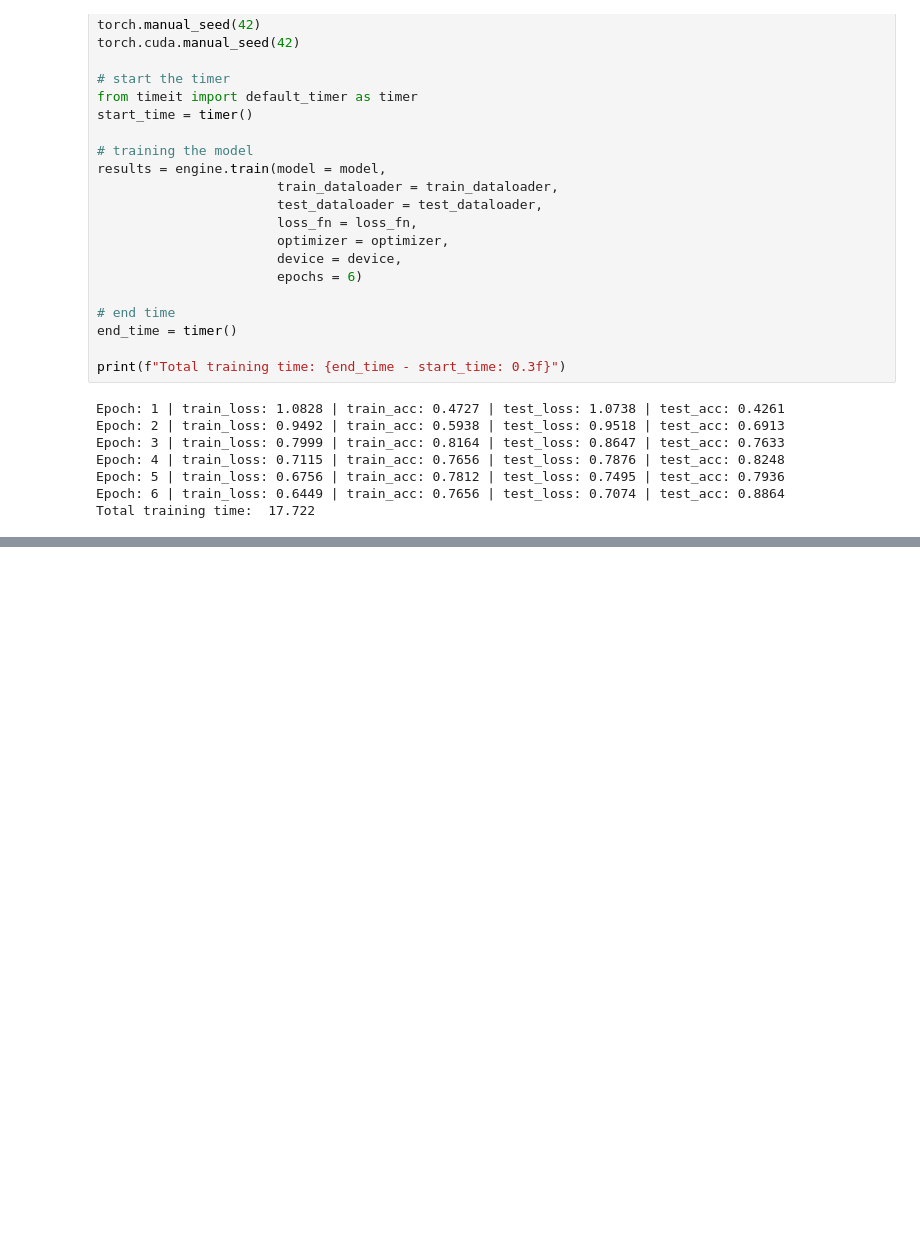
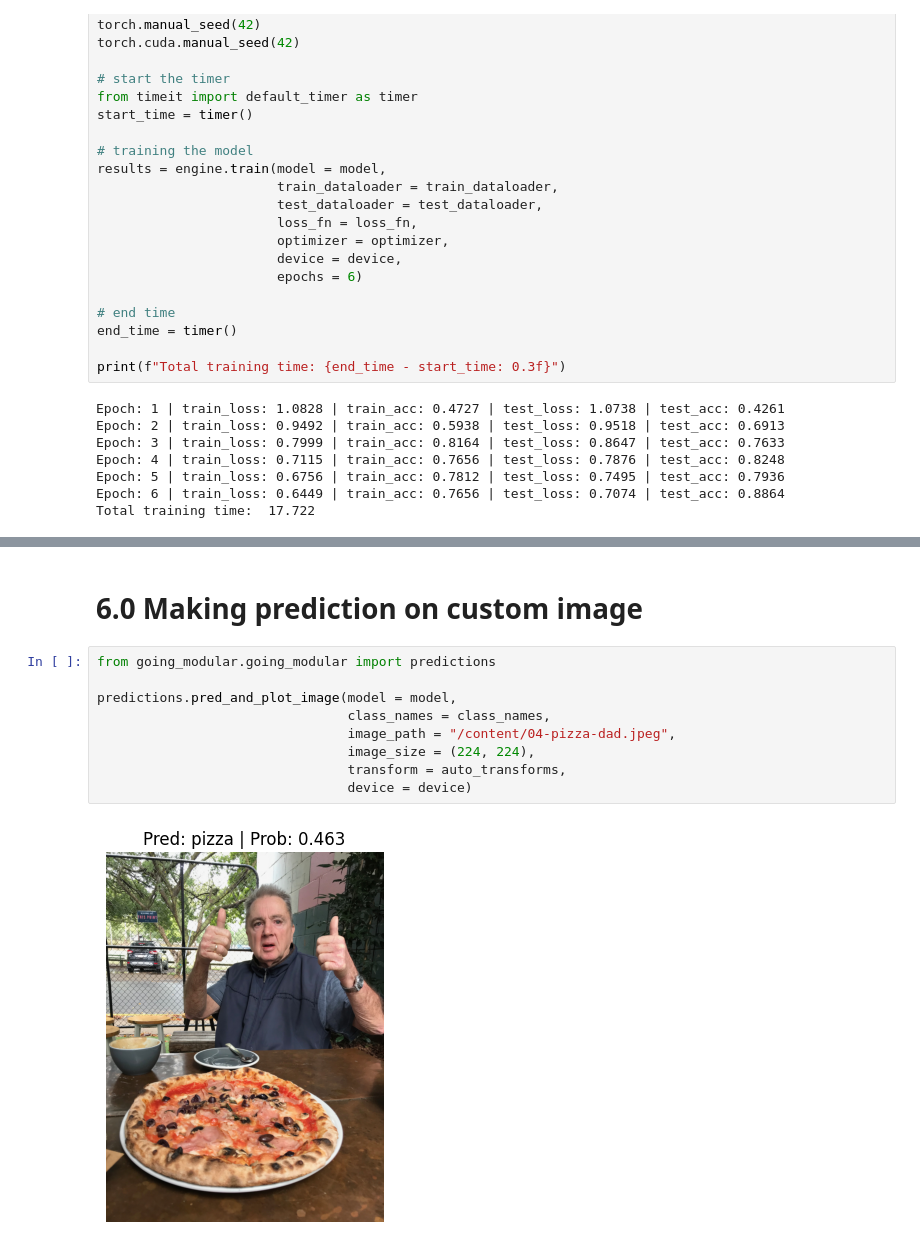
Before and after one commit to Muntasir2179/pytorch-learnig, a Jupyter notebook: 06_pytorch_transfer_learning.ipynb, the cells around one changed output, grey strips where cells are left out. Cells and saved outputs as stored; diff of their text form; blank space fills up the shorter version.

```diff
--- a/06_pytorch_transfer_learning.ipynb
+++ b/06_pytorch_transfer_learning.ipynb
@@ -340,0 +360,13 @@ Total training time:  17.722
+# %% [markdown]
+# 6.0 Making prediction on custom image
+# %%
+from going_modular.going_modular import predictions
+
+predictions.pred_and_plot_image(model = model,
+                                class_names = class_names,
+                                image_path = "/content/04-pizza-dad.jpeg",
+                                image_size = (224, 224),
+                                transform = auto_transforms,
+                                device = device)
+# %% [output]
+[figure, added]
```
Also changed, not shown: parts of 2 cells of this notebook.
